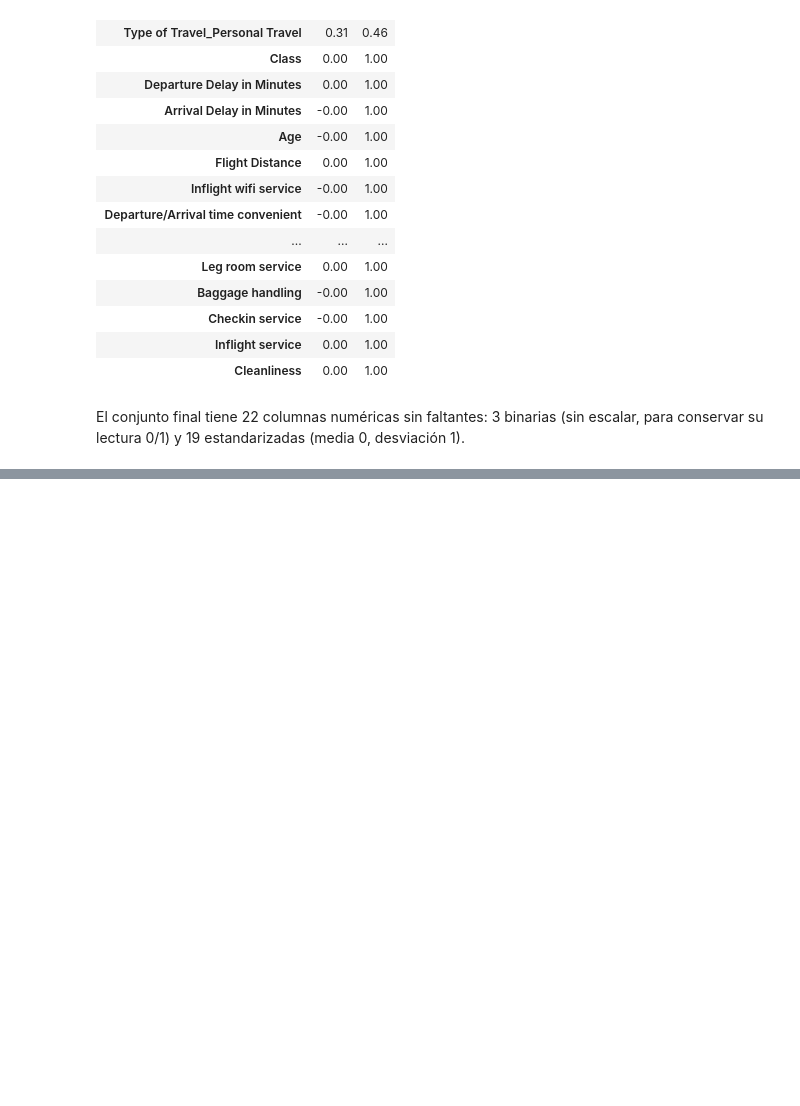
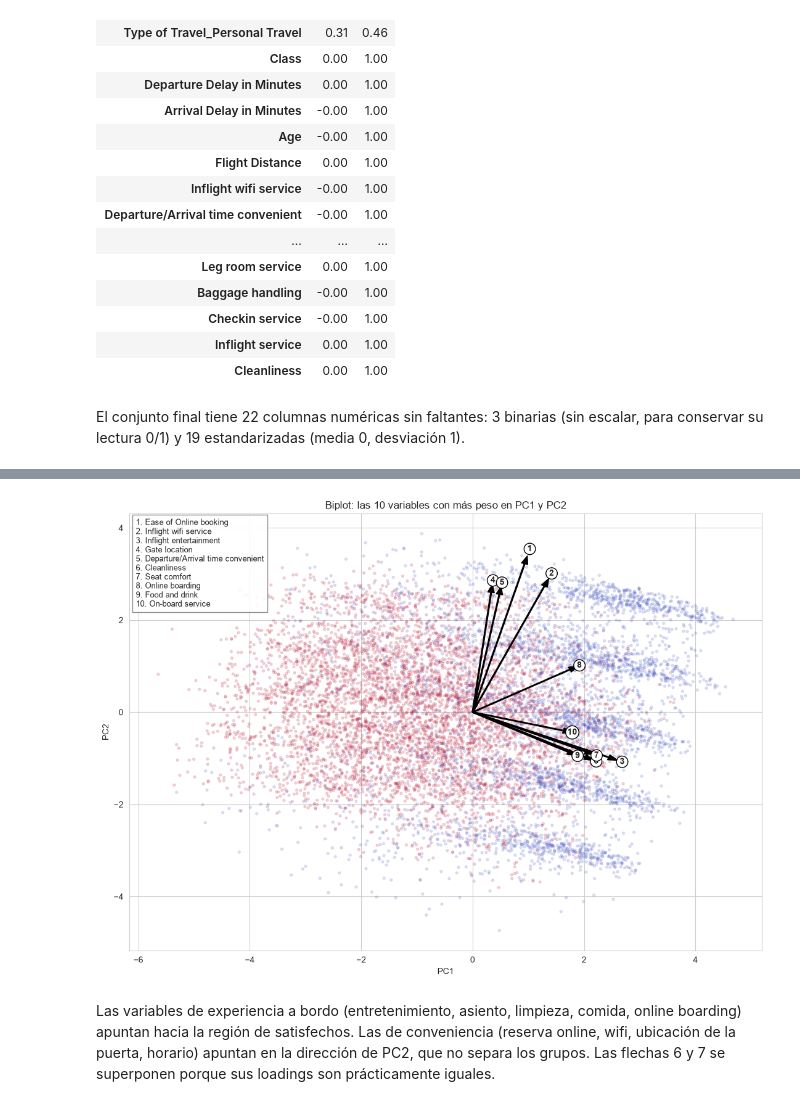
Before and after one commit to isabelhoyos287560/entrega2-analisis-de-datos, a Jupyter notebook: 03_preprocesamiento.ipynb, the cells around one changed output, grey strips where cells are left out. Drawn from its saved outputs; the diff is of its cells as text; code cells hidden in the pictures; blank space fills up the shorter version.

```diff
--- a/03_preprocesamiento.ipynb
+++ b/03_preprocesamiento.ipynb
@@ -229,0 +367,28 @@ El conjunto final tiene 22 columnas numéricas sin faltantes: 3 binarias (sin es
+# %%
+plt.figure(figsize=(11, 8))
+plt.scatter(X_pca[muestra, 0], X_pca[muestra, 1], c=y.loc[muestra], cmap='coolwarm_r', alpha=0.15, s=8)
+
+escala = 6
+top_vars = (loadings[['PC1', 'PC2']] ** 2).sum(axis=1).sort_values(ascending=False).head(10).index
+# Flechas numeradas con leyenda para evitar superposición de etiquetas
+leyenda = []
+for n, var in enumerate(top_vars, start=1):
+    lx, ly = loadings.loc[var, 'PC1'] * escala, loadings.loc[var, 'PC2'] * escala
+    plt.arrow(0, 0, lx, ly, color='black', width=0.02, head_width=0.12)
+    plt.text(lx * 1.1, ly * 1.1, str(n), fontsize=10, fontweight='bold', ha='center', va='center',
+             bbox=dict(facecolor='white', edgecolor='black', boxstyle='circle,pad=0.2'))
+    leyenda.append(f"{n}. {var}")
+plt.text(0.01, 0.99, "\n".join(leyenda), transform=plt.gca().transAxes, fontsize=9, va='top',
+         bbox=dict(facecolor='white', alpha=0.9, edgecolor='gray'))
+
+plt.xlabel('PC1')
+plt.ylabel('PC2')
+plt.title('Biplot: las 10 variables con más peso en PC1 y PC2')
+plt.tight_layout()
+plt.show()
+# %% [output]
+[figure, added]
+# %% [markdown]
+Las variables de experiencia a bordo (entretenimiento, asiento, limpieza, comida, online boarding) apuntan hacia la región de satisfechos.
+Las de conveniencia (reserva online, wifi, ubicación de la puerta, horario) apuntan en la dirección de PC2, que no separa los grupos.
+Las flechas 6 y 7 se superponen porque sus loadings son prácticamente iguales.
```
Also changed, not shown: parts of 11 cells of this notebook.
